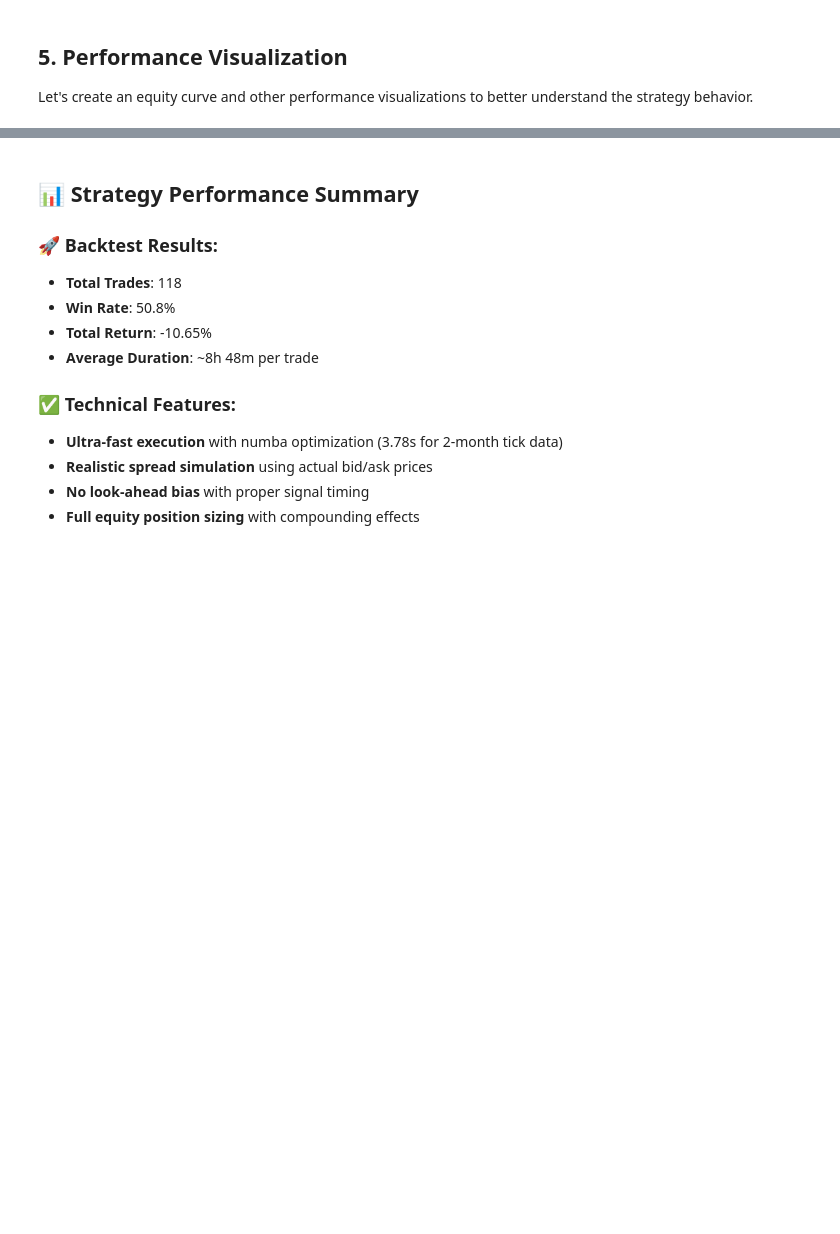
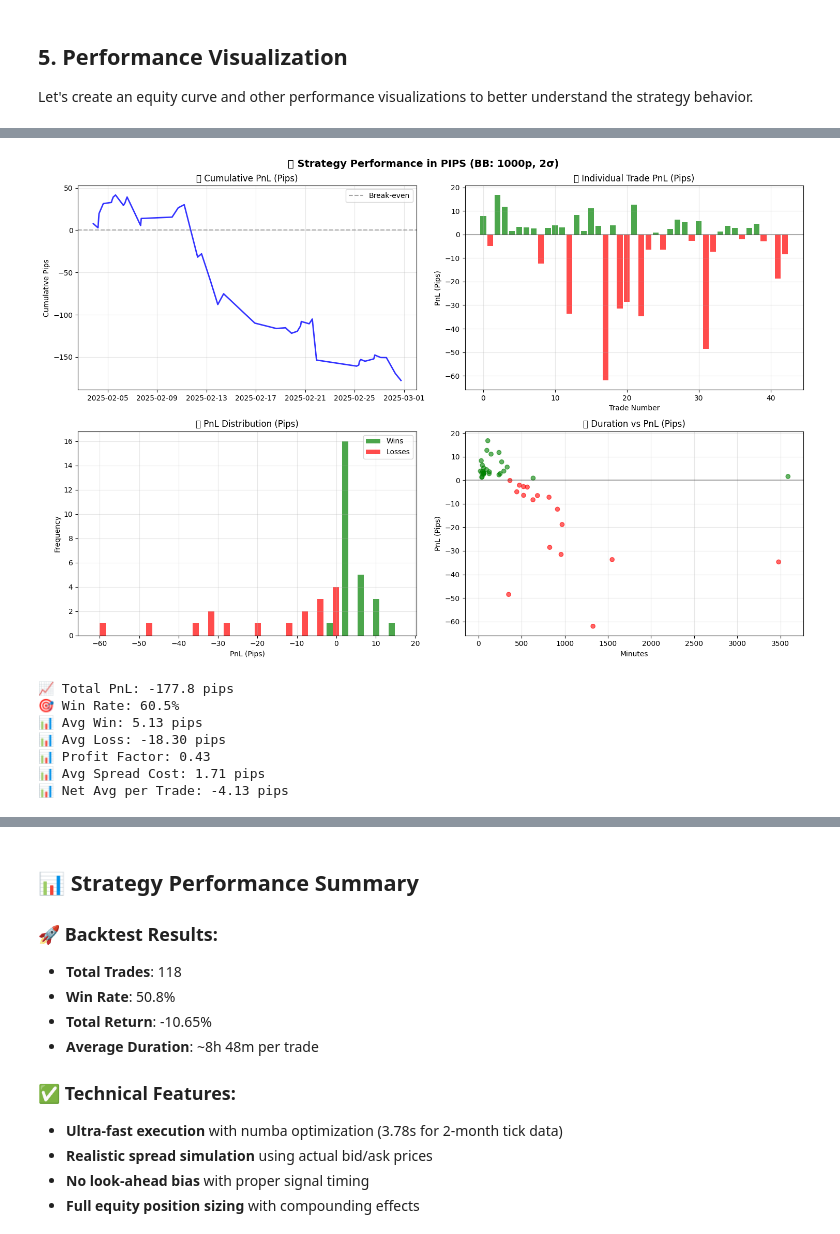
Before and after one commit to edoardoCame/bollingerBands, a Jupyter notebook: notebooks/tick_backtest.ipynb, the cells around one changed output, grey strips where cells are left out. Cells and saved outputs as stored; diff of their text form; code cells hidden in the pictures; blank space fills up the shorter version.

Commit message:
Implement code changes to enhance functionality and improve performance

```diff
--- a/notebooks/tick_backtest.ipynb
+++ b/notebooks/tick_backtest.ipynb
@@ -25,16 +25,18 @@ Modify these parameters to easily test different configurations without changing
 # ========================================
 
 # 📁 Data Configuration
-TICK_DATA_PATH = '/home/edocame/Desktop/data_python/nzdjpy_2monthTick.csv'
+TICK_DATA_PATH = '/home/edocame/Desktop/data_python/EURCHF-2025-02.csv'
 
 # 📊 Bollinger Bands Strategy Parameters
 BB_WINDOW = 1000        # Period for Bollinger Bands calculation (minutes) - Default: 1440 (24h)
-BB_STD = 1           # Number of standard deviations for bands - Default: 1.0
+BB_STD = 2           # Number of standard deviations for bands - Default: 1.0
 BB_PRICE_COL = 'close' # Price column to use for BB calculation
 
 # 🎯 Trading Strategy Parameters
 MAX_POSITION_SIZE = 1   # Maximum number of concurrent positions
 INITIAL_CAPITAL = 10000 # Starting capital for performance metrics
+PIP_VALUE = 10000       # Pip multiplier for EURCHF (1 pip = 0.0001)
+MAX_SPREAD_PIPS = 3     # Maximum allowed spread in pips to execute trades
 
 # 📈 Performance Analysis Parameters
 PLOT_FIGURES_SIZE = (15, 10)           # Default figure size for plots
@@ -435,0 +566,12 @@ if 'trades_df_fast' in locals() and trades_df_fast is not None:
+# %%
+# Visualize PIP-based results with spread filtering
+plot_performance_pips(trades_df_pips_filtered)
+# %% [output]
+[figure, added]
+📈 Total PnL: -177.8 pips
+🎯 Win Rate: 60.5%
+📊 Avg Win: 5.13 pips
+📊 Avg Loss: -18.30 pips
+📊 Profit Factor: 0.43
+📊 Avg Spread Cost: 1.71 pips
+📊 Net Avg per Trade: -4.13 pips
```
Also changed, not shown: parts of 26 cells of this notebook, 2 other files.
